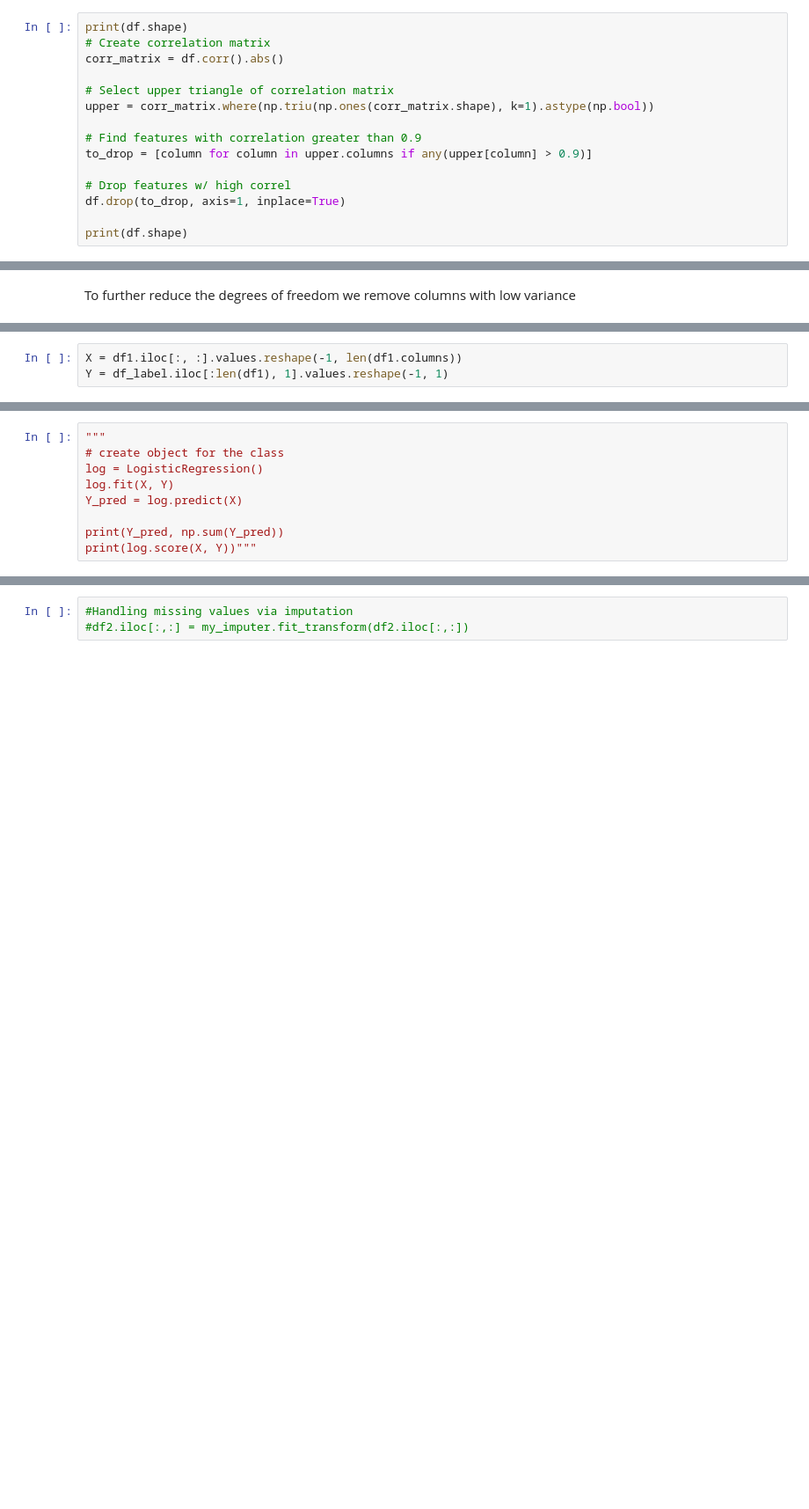
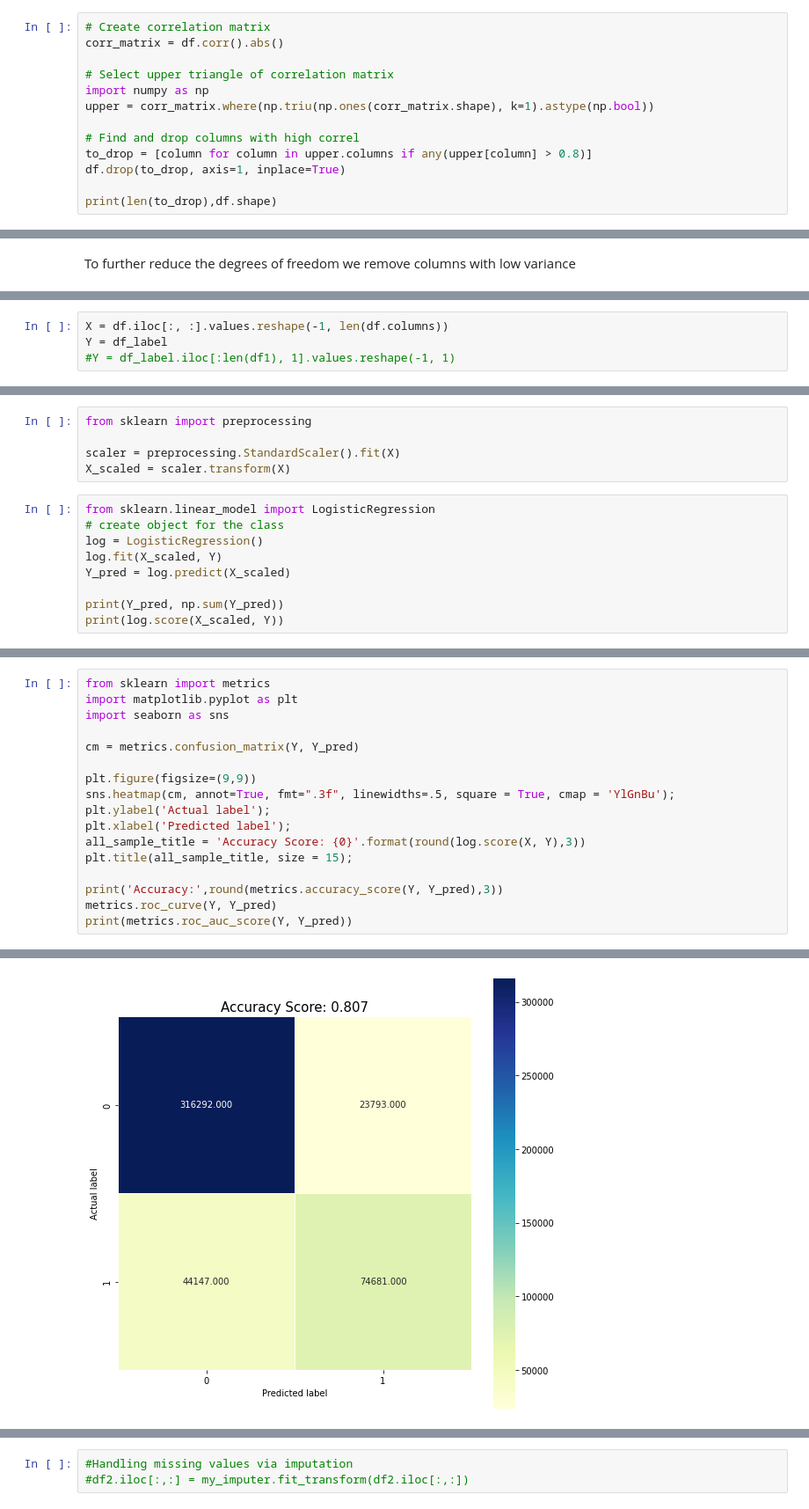
Before and after one commit to DakotaBosch/Default_Prediction, a Jupyter notebook: default-prediction.ipynb, the cells around one changed output, grey strips where cells are left out. Shown at 88% size. Cells and saved outputs as stored; diff of their text form; blank space fills up the shorter version.

Commit message:
logistic regression revisited v2

```diff
--- a/default-prediction.ipynb
+++ b/default-prediction.ipynb
@@ -124,16 +100,14 @@ We aim to remove data columns that have too high a correlation as logistic regre
 # %%
-print(df.shape)
 # Create correlation matrix
 corr_matrix = df.corr().abs()
 
 # Select upper triangle of correlation matrix
+import numpy as np
 upper = corr_matrix.where(np.triu(np.ones(corr_matrix.shape), k=1).astype(np.bool))
 
-# Find features with correlation greater than 0.9
-to_drop = [column for column in upper.columns if any(upper[column] > 0.9)]
-
-# Drop features w/ high correl
+# Find and drop columns with high correl
+to_drop = [column for column in upper.columns if any(upper[column] > 0.8)]
 df.drop(to_drop, axis=1, inplace=True)
 
-print(df.shape)
+print(len(to_drop),df.shape)
 # %% [output]
@@ -203,3 +197,4 @@ print(df1.shape)
 # %%
-X = df1.iloc[:, :].values.reshape(-1, len(df1.columns))
-Y = df_label.iloc[:len(df1), 1].values.reshape(-1, 1)
+X = df.iloc[:, :].values.reshape(-1, len(df.columns))
+Y = df_label
+#Y = df_label.iloc[:len(df1), 1].values.reshape(-1, 1)
@@ -206,9 +203,14 @@ Y = df_label.iloc[:len(df1), 1].values.reshape(-1, 1)
+# %%
+from sklearn import preprocessing
+
+scaler = preprocessing.StandardScaler().fit(X)
+X_scaled = scaler.transform(X)
 # %%
-"""
+from sklearn.linear_model import LogisticRegression
 # create object for the class
 log = LogisticRegression()
-log.fit(X, Y)
-Y_pred = log.predict(X)
+log.fit(X_scaled, Y)
+Y_pred = log.predict(X_scaled)
 
 print(Y_pred, np.sum(Y_pred))
-print(log.score(X, Y))"""
+print(log.score(X_scaled, Y))
@@ -214,0 +227,18 @@ print(log.score(X, Y))"""
+# %%
+from sklearn import metrics
+import matplotlib.pyplot as plt
+import seaborn as sns
+
+cm = metrics.confusion_matrix(Y, Y_pred)
+
+plt.figure(figsize=(9,9))
+sns.heatmap(cm, annot=True, fmt=".3f", linewidths=.5, square = True, cmap = 'YlGnBu');
+plt.ylabel('Actual label');
+plt.xlabel('Predicted label');
+all_sample_title = 'Accuracy Score: {0}'.format(round(log.score(X, Y),3))
+plt.title(all_sample_title, size = 15);
+
+print('Accuracy:',round(metrics.accuracy_score(Y, Y_pred),3))
+metrics.roc_curve(Y, Y_pred)
+print(metrics.roc_auc_score(Y, Y_pred))
+# %% [output]
@@ -215 +247,2 @@ print(log.score(X, Y))"""
+[figure, added]
 # %%
```
Also changed, not shown: parts of 42 cells of this notebook.
